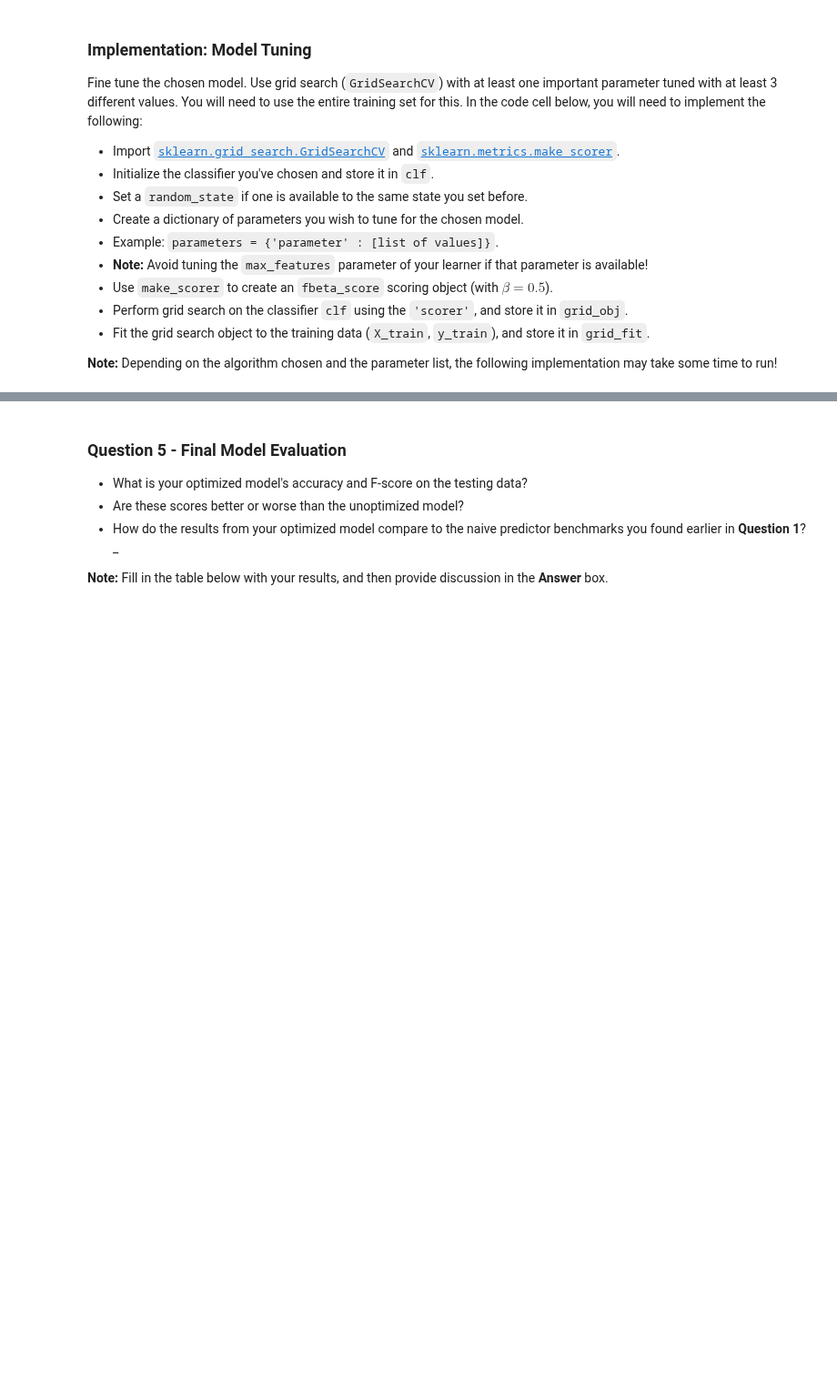
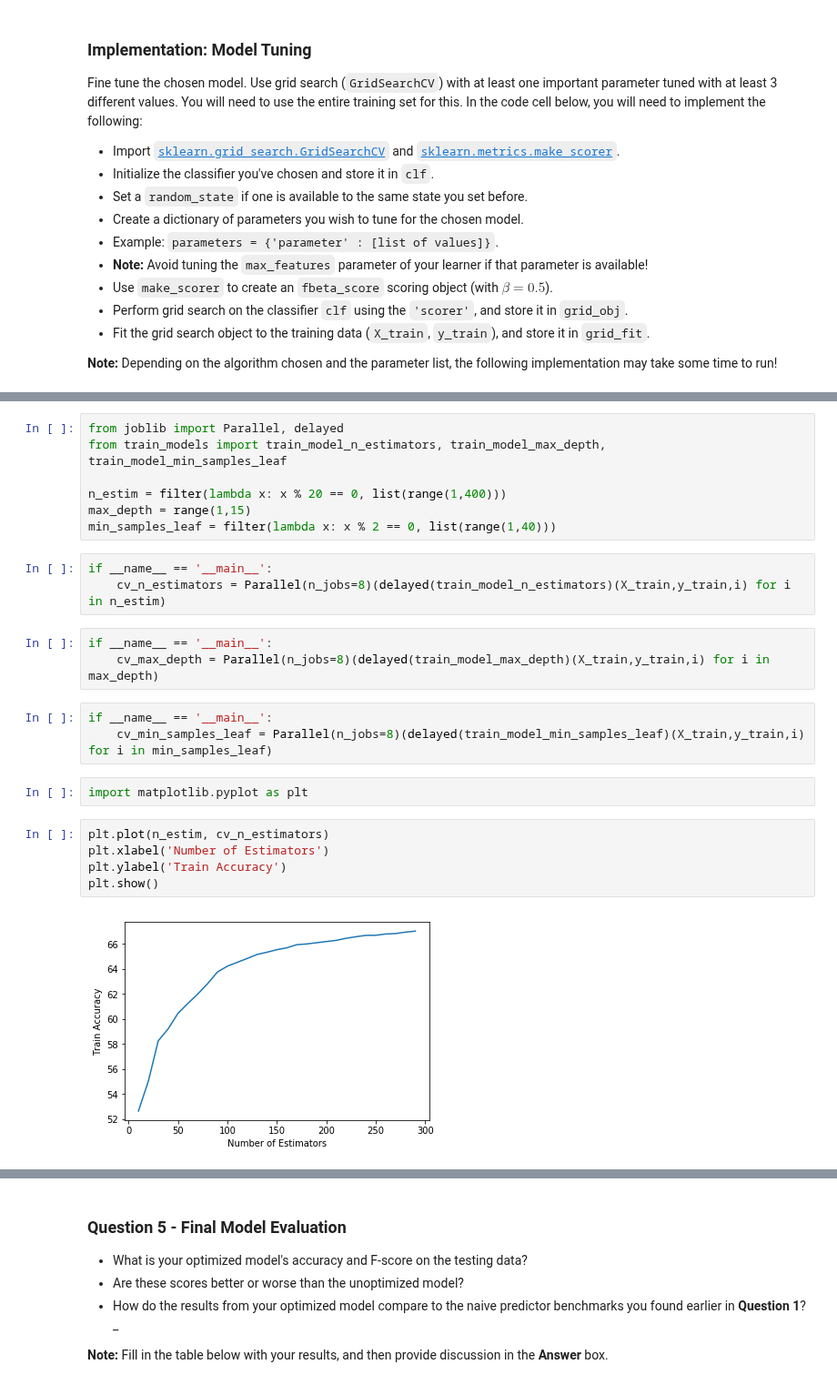
Before and after one commit to JeroenSchmidt/machine-learning, a Jupyter notebook: projects/finding_donors (Supervised Learning)/finding_donors.ipynb, the cells around one changed output, grey strips where cells are left out. Shown at 91% size. Cells and saved outputs as stored; diff of their text form; blank space fills up the shorter version.

```diff
--- a/projects/finding_donors (Supervised Learning)/finding_donors.ipynb
+++ b/projects/finding_donors (Supervised Learning)/finding_donors.ipynb
@@ -842,0 +929,25 @@ Fine tune the chosen model. Use grid search (`GridSearchCV`) with at least one i
+# %%
+from joblib import Parallel, delayed
+from train_models import train_model_n_estimators, train_model_max_depth, train_model_min_samples_leaf
+
+n_estim = filter(lambda x: x % 20 == 0, list(range(1,400)))
+max_depth = range(1,15)
+min_samples_leaf = filter(lambda x: x % 2 == 0, list(range(1,40)))
+# %%
+if __name__ == '__main__':
+    cv_n_estimators = Parallel(n_jobs=8)(delayed(train_model_n_estimators)(X_train,y_train,i) for i in n_estim)
+# %%
+if __name__ == '__main__':
+    cv_max_depth = Parallel(n_jobs=8)(delayed(train_model_max_depth)(X_train,y_train,i) for i in max_depth)
+# %%
+if __name__ == '__main__':
+    cv_min_samples_leaf = Parallel(n_jobs=8)(delayed(train_model_min_samples_leaf)(X_train,y_train,i) for i in min_samples_leaf)
+# %%
+import matplotlib.pyplot as plt
+# %%
+plt.plot(n_estim, cv_n_estimators)
+plt.xlabel('Number of Estimators')
+plt.ylabel('Train Accuracy')
+plt.show()
+# %% [output]
+[figure, added]
```
Also changed, not shown: parts of 60 cells of this notebook, 2 other files.
